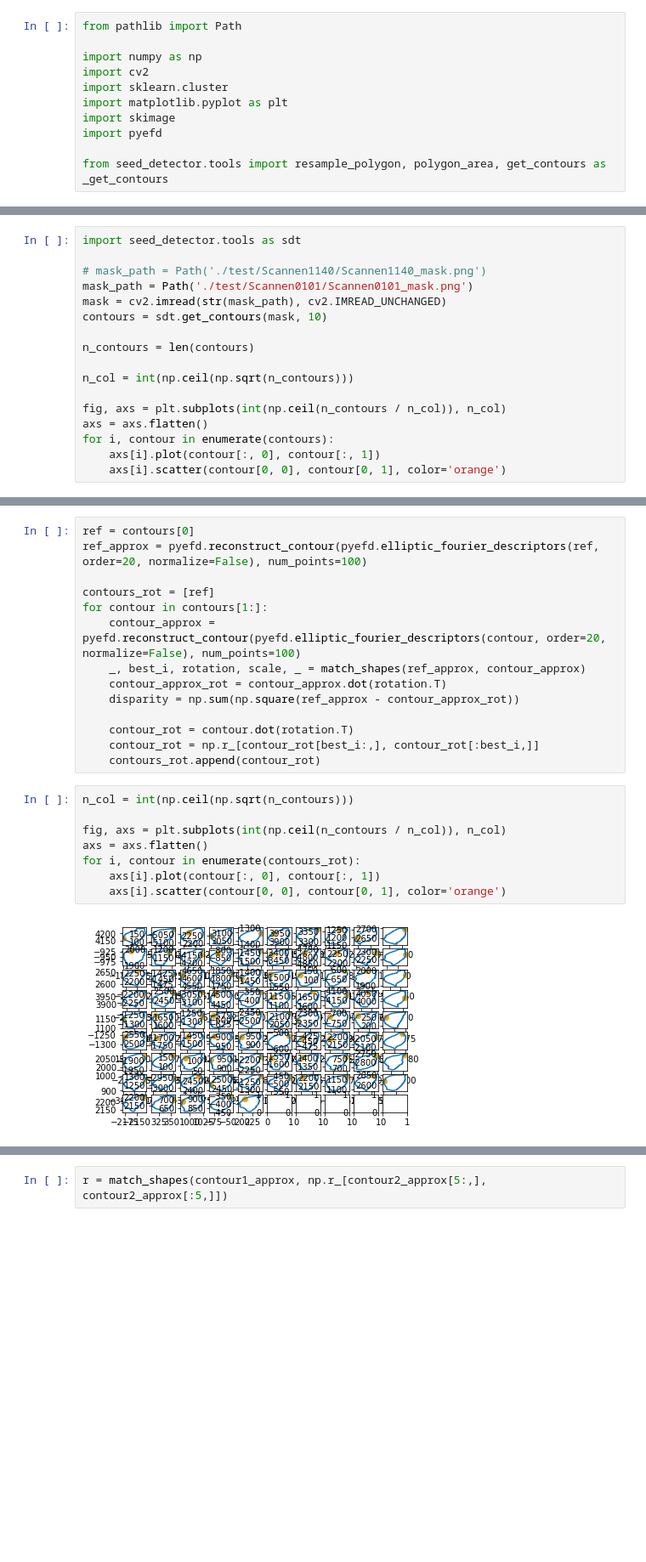
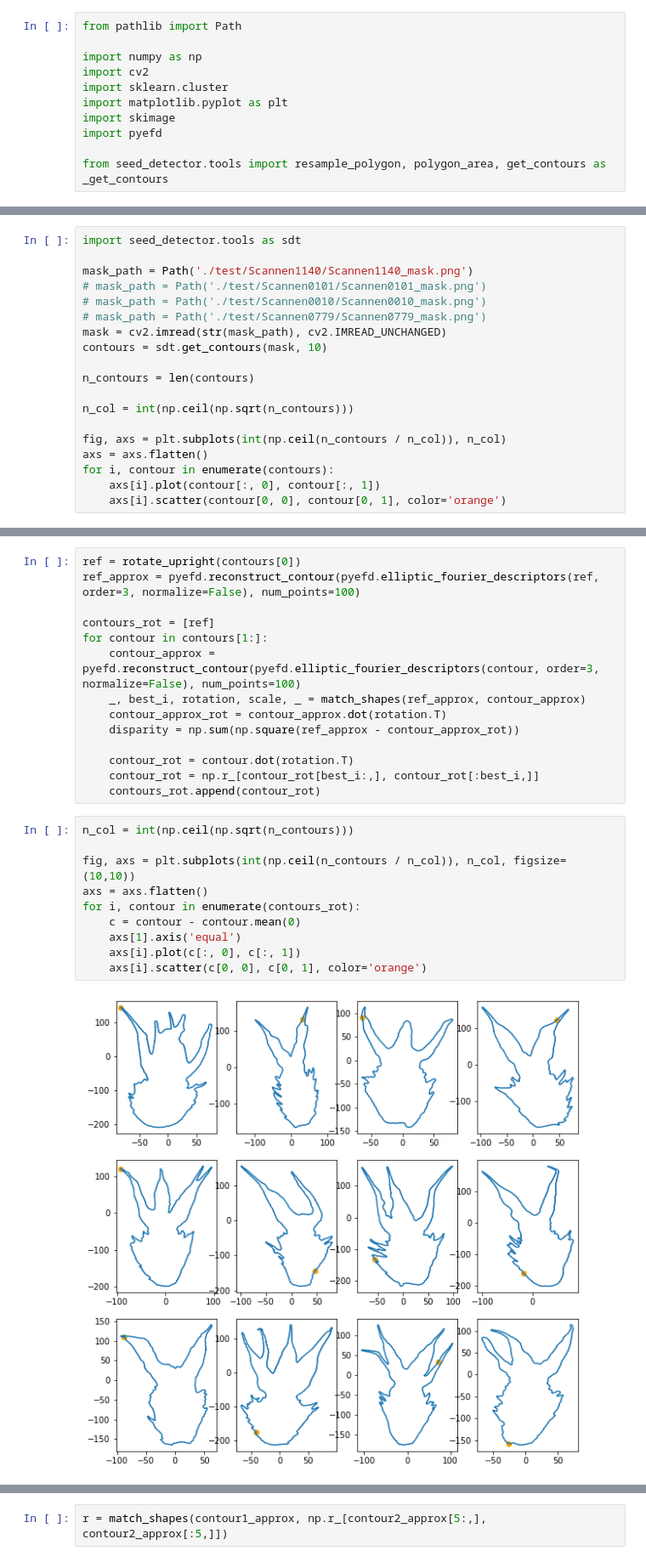
Before and after one commit to TankredO/seed_detector, a Jupyter notebook: tests.ipynb, the cells around one changed output, grey strips where cells are left out. Shown at 85% size. Drawn from its saved outputs; the diff is of its cells as text; blank space fills up the shorter version.

```diff
--- a/tests.ipynb
+++ b/tests.ipynb
@@ -61,8 +101,10 @@ def match_shapes(a, b):
 # %%
 import seed_detector.tools as sdt
 
-# mask_path = Path('./test/Scannen1140/Scannen1140_mask.png')
-mask_path = Path('./test/Scannen0101/Scannen0101_mask.png')
+mask_path = Path('./test/Scannen1140/Scannen1140_mask.png')
+# mask_path = Path('./test/Scannen0101/Scannen0101_mask.png')
+# mask_path = Path('./test/Scannen0010/Scannen0010_mask.png')
+# mask_path = Path('./test/Scannen0779/Scannen0779_mask.png')
 mask = cv2.imread(str(mask_path), cv2.IMREAD_UNCHANGED)
 contours = sdt.get_contours(mask, 10)
 
@@ -80,10 +122,10 @@ for i, contour in enumerate(contours):
 # %%
-ref = contours[0]
-ref_approx = pyefd.reconstruct_contour(pyefd.elliptic_fourier_descriptors(ref, order=20, normalize=False), num_points=100)
+ref = rotate_upright(contours[0])
+ref_approx = pyefd.reconstruct_contour(pyefd.elliptic_fourier_descriptors(ref, order=3, normalize=False), num_points=100)
 
 contours_rot = [ref]
 for contour in contours[1:]:
-    contour_approx = pyefd.reconstruct_contour(pyefd.elliptic_fourier_descriptors(contour, order=20, normalize=False), num_points=100)
+    contour_approx = pyefd.reconstruct_contour(pyefd.elliptic_fourier_descriptors(contour, order=3, normalize=False), num_points=100)
     _, best_i, rotation, scale, _ = match_shapes(ref_approx, contour_approx)
     contour_approx_rot = contour_approx.dot(rotation.T)
     disparity = np.sum(np.square(ref_approx - contour_approx_rot))
@@ -94,10 +136,12 @@ for contour in contours[1:]:
 # %%
 n_col = int(np.ceil(np.sqrt(n_contours)))
 
-fig, axs = plt.subplots(int(np.ceil(n_contours / n_col)), n_col)
+fig, axs = plt.subplots(int(np.ceil(n_contours / n_col)), n_col, figsize=(10,10))
 axs = axs.flatten()
 for i, contour in enumerate(contours_rot):
-    axs[i].plot(contour[:, 0], contour[:, 1])
-    axs[i].scatter(contour[0, 0], contour[0, 1], color='orange')
+    c = contour - contour.mean(0)
+    axs[1].axis('equal')
+    axs[i].plot(c[:, 0], c[:, 1])
+    axs[i].scatter(c[0, 0], c[0, 1], color='orange')
 # %% [output]
-[figure, old version]
+[figure, new version]
```
Also changed, not shown: parts of 13 cells of this notebook, 2 other files.
